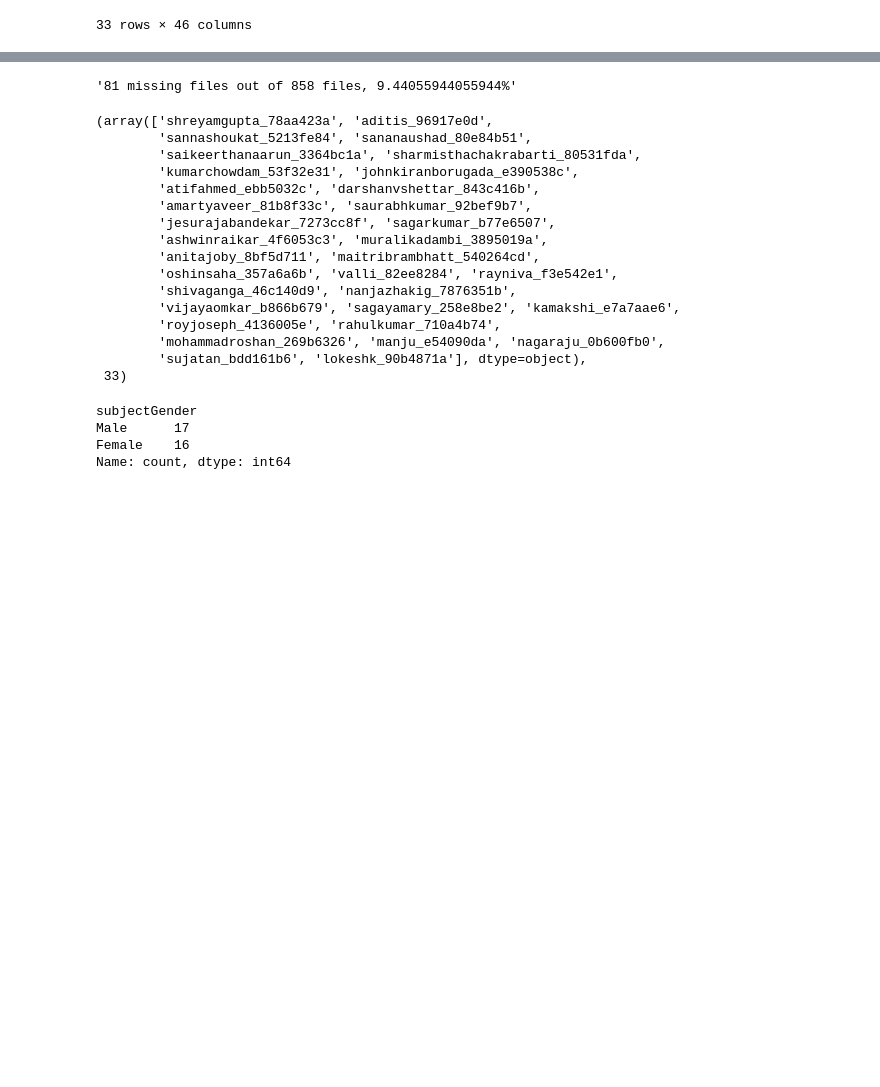
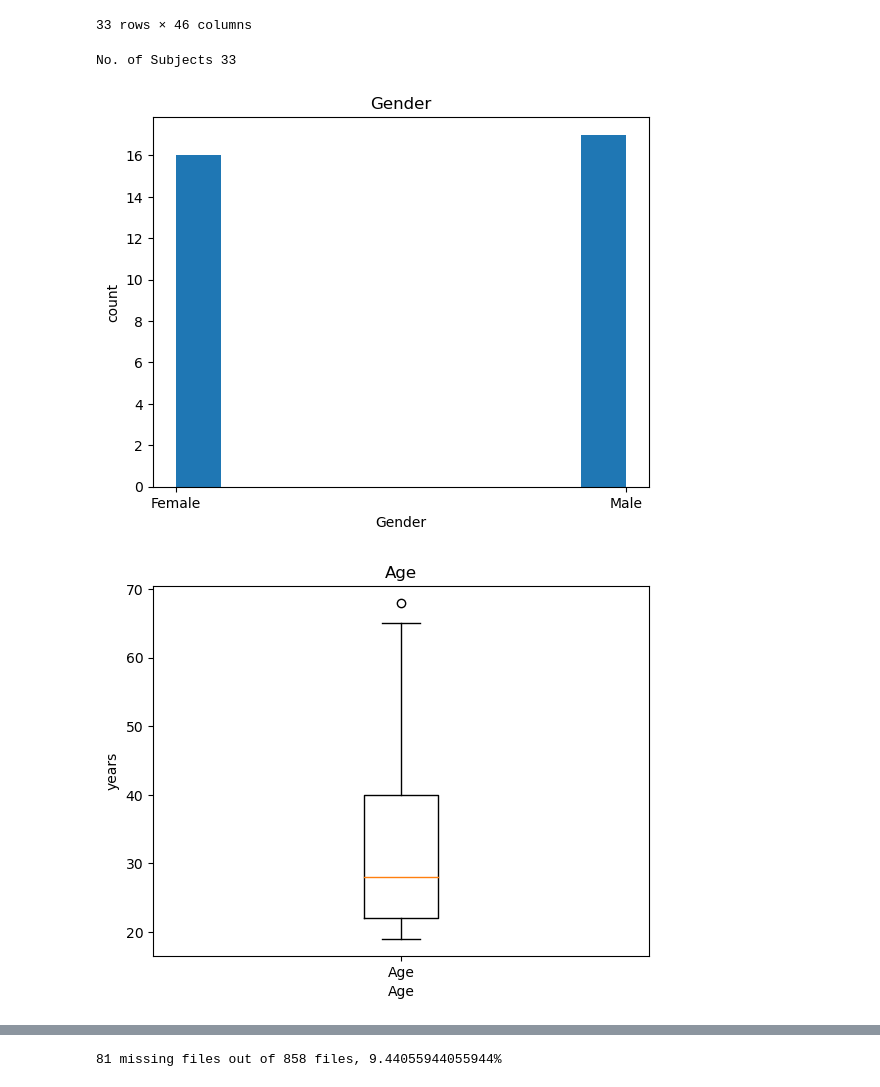
Before and after one commit to vaguebrownfox01/pnoi-corpus_ETL, a Jupyter notebook: SCRIPTS/2_pnoi-dataETL/dataset_etl.ipynb, the cells around one changed output, grey strips where cells are left out. Cells and saved outputs as stored; diff of their text form; code cells hidden in the pictures; blank space fills up the shorter version.

Commit message:
show stats

```diff
--- a/SCRIPTS/2_pnoi-dataETL/dataset_etl.ipynb
+++ b/SCRIPTS/2_pnoi-dataETL/dataset_etl.ipynb
@@ -761,52 +761,87 @@ class DataStats():
 
     def gender_stats(self) -> pd.DataFrame:
         geder_stats = self.df["subjectGender"].value_counts()
+
+        self.hist_plot("Gender", "Gender", self.df["subjectGender"])
         return geder_stats
 
     def age_stats(self) -> pd.DataFrame:
         age_stats = self.df["subjectAge"].describe()
-        self.plot("Age", "Age", "years", self.df["subjectAge"])
+        self.box_plot("Age", "Age", "years", self.df["subjectAge"])
         return age_stats
 
     def type_stats(self) -> pd.DataFrame:
         type_stats = self.df["subjectType"].value_counts()
+
+        self.hist_plot("Type", "Type", self.df["subjectType"])
         return type_stats
 
     def body_stats(self) -> pd.DataFrame:
         height_stats = self.df["subjectHeight"].describe()
         weight_stats = self.df["subjectWeight"].describe()
 
-        self.plot("Height", "Height", "cm", self.df["subjectHeight"])
-        self.plot("Weight", "Weight", "kg", self.df["subjectWeight"])
+        self.box_plot("Height", "Height", "cm", self.df["subjectHeight"])
+        self.box_plot("Weight", "Weight", "kg", self.df["subjectWeight"])
 
         return height_stats, weight_stats
 
     def file_stats(self) -> pd.DataFrame:
         df = self.df.copy()
 
         col_filt = df.columns.str.contains("file_path")
 
         file_df = df.loc[:, col_filt]
 
         missing_files = file_df.applymap(lambda x: x == '-').sum().sum()
         total_files = file_df.size
 
         missing_files_percent = (missing_files / total_files) * 100
 
         return f"{missing_files} missing files out of {total_files} files, {missing_files_percent}%"
 
-    def plot(self, title, label, unit, values):
+    def box_plot(self, title, label, unit, values):
 
 
         values = values
         labels = [label]
 
         plt.boxplot(values, labels=labels)
         plt.xlabel(label)
         plt.ylabel(unit)
         plt.title(title)
         plt.show()
 
+    def hist_plot(self, title, label, values):
+        plt.hist(values)
+        plt.xlabel(label)
+        plt.ylabel('count')
+        plt.title(title)
+        plt.show()
+
+
+    def show_stats(self):
+        # subjects
+        print("No. of Subjects", self.get_subjects()[1])
+
+        # gender stats
+        self.gender_stats()
+
+        # age stats
+        self.age_stats()
+
+        # type stats
+        self.type_stats()
+
+        # body stats
+        self.body_stats()
+
+        # file stats
+        print(self.file_stats())
 
 
 pnoistor_stats = DataStats(pnoidata_final_process.MASTER_DATA_DF)
+pnoistor_stats.show_stats()
+# %% [output]
+No. of Subjects 33
+[figure, added]
+[figure, added]
@@ -813,31 +851 @@ pnoistor_stats = DataStats(pnoidata_final_process.MASTER_DATA_DF)
+81 missing files out of 858 files, 9.44055944055944%
-# %%
-# file
-pnoistor_stats.file_stats()
-# %% [output]
-'81 missing files out of 858 files, 9.44055944055944%'
-# %%
-pnoistor_stats.get_subjects()
-# %% [output]
-(array(['shreyamgupta_78aa423a', 'aditis_96917e0d',
-        'sannashoukat_5213fe84', 'sananaushad_80e84b51',
-        'saikeerthanaarun_3364bc1a', 'sharmisthachakrabarti_80531fda',
-        'kumarchowdam_53f32e31', 'johnkiranborugada_e390538c',
-        'atifahmed_ebb5032c', 'darshanvshettar_843c416b',
-        'amartyaveer_81b8f33c', 'saurabhkumar_92bef9b7',
-        'jesurajabandekar_7273cc8f', 'sagarkumar_b77e6507',
-        'ashwinraikar_4f6053c3', 'muralikadambi_3895019a',
-        'anitajoby_8bf5d711', 'maitribrambhatt_540264cd',
-        'oshinsaha_357a6a6b', 'valli_82ee8284', 'rayniva_f3e542e1',
-        'shivaganga_46c140d9', 'nanjazhakig_7876351b',
-        'vijayaomkar_b866b679', 'sagayamary_258e8be2', 'kamakshi_e7a7aae6',
-        'royjoseph_4136005e', 'rahulkumar_710a4b74',
-        'mohammadroshan_269b6326', 'manju_e54090da', 'nagaraju_0b600fb0',
-        'sujatan_bdd161b6', 'lokeshk_90b4871a'], dtype=object),
- 33)
-# %%
-pnoistor_stats.gender_stats()
-# %% [output]
-subjectGender
-Male      17
-Female    16
-Name: count, dtype: int64
```
Also changed, not shown: parts of 3 cells of this notebook.
